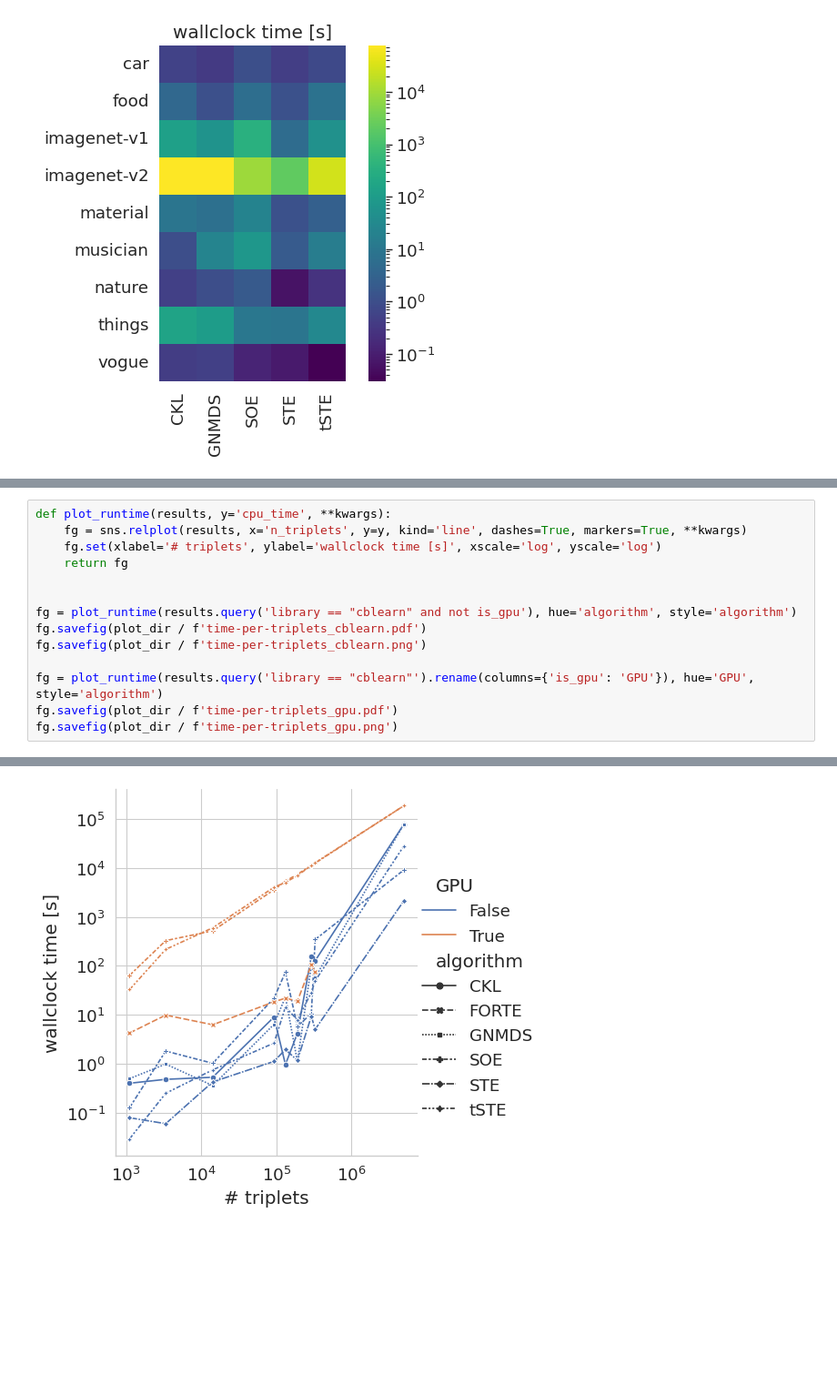
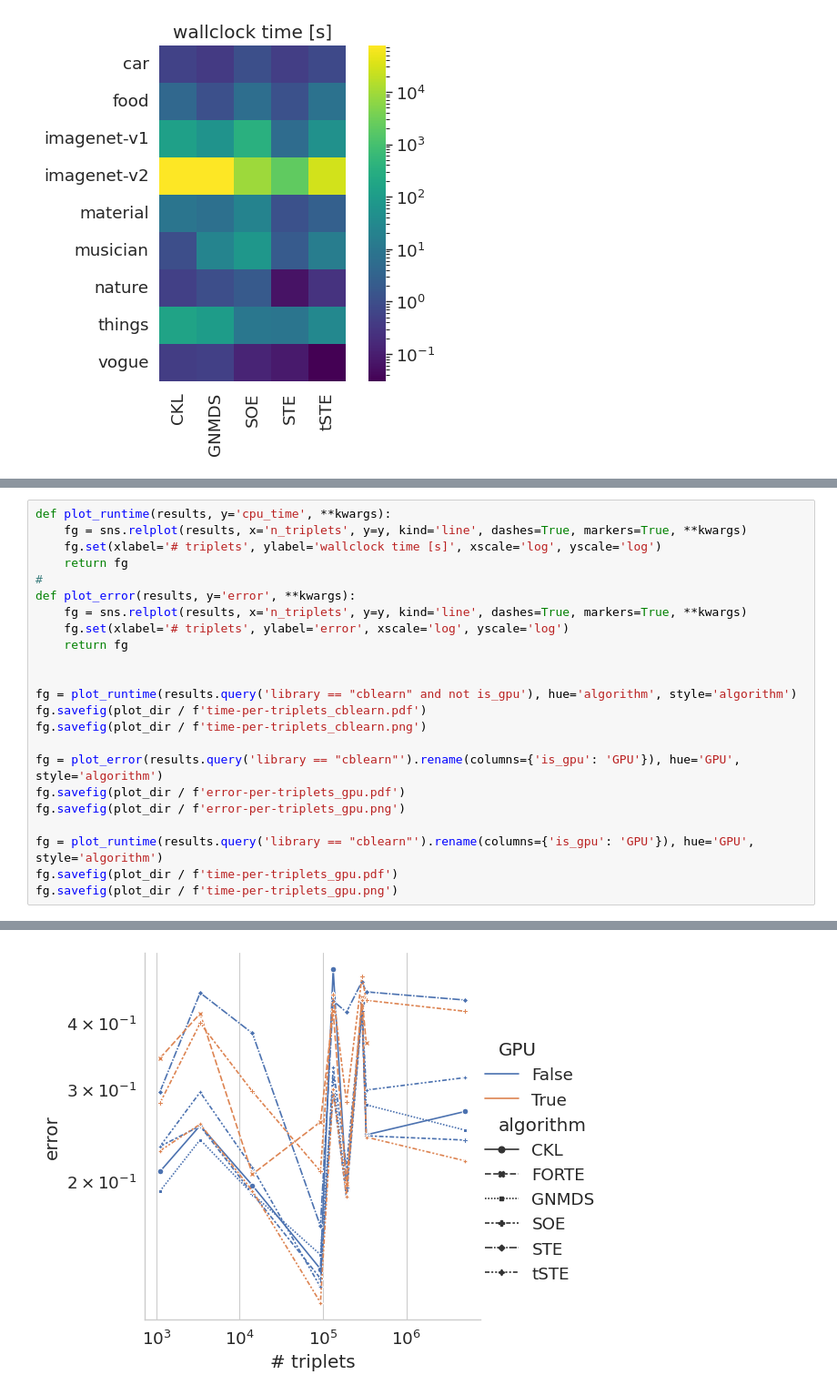
Before and after one commit to cblearn/cblearn-benchmark, a Jupyter notebook: scripts/plot_results.ipynb, the cells around one changed output, grey strips where cells are left out. Shown: that part at 91% size. Drawn from its saved outputs; the diff is of its cells as text; blank space fills up the shorter version.

```diff
--- a/scripts/plot_results.ipynb
+++ b/scripts/plot_results.ipynb
@@ -214,17 +237,26 @@ fg.savefig(plot_dir / f'deltatime-per-algorithm_gpu.png')
 # %%
 def plot_runtime(results, y='cpu_time', **kwargs):
     fg = sns.relplot(results, x='n_triplets', y=y, kind='line', dashes=True, markers=True, **kwargs)
     fg.set(xlabel='# triplets', ylabel='wallclock time [s]', xscale='log', yscale='log')
+    return fg
+#
+def plot_error(results, y='error', **kwargs):
+    fg = sns.relplot(results, x='n_triplets', y=y, kind='line', dashes=True, markers=True, **kwargs)
+    fg.set(xlabel='# triplets', ylabel='error', xscale='log', yscale='log')
     return fg
 
 
 fg = plot_runtime(results.query('library == "cblearn" and not is_gpu'), hue='algorithm', style='algorithm')
 fg.savefig(plot_dir / f'time-per-triplets_cblearn.pdf')
 fg.savefig(plot_dir / f'time-per-triplets_cblearn.png')
 
+fg = plot_error(results.query('library == "cblearn"').rename(columns={'is_gpu': 'GPU'}), hue='GPU', style='algorithm')
+fg.savefig(plot_dir / f'error-per-triplets_gpu.pdf')
+fg.savefig(plot_dir / f'error-per-triplets_gpu.png')
+
 fg = plot_runtime(results.query('library == "cblearn"').rename(columns={'is_gpu': 'GPU'}), hue='GPU', style='algorithm')
 fg.savefig(plot_dir / f'time-per-triplets_gpu.pdf')
 fg.savefig(plot_dir / f'time-per-triplets_gpu.png')
 # %% [output]
 [figure]
-[figure, old version]
+[figure, new version]
```
Also changed, not shown: parts of 8 cells of this notebook, 28 other files.
